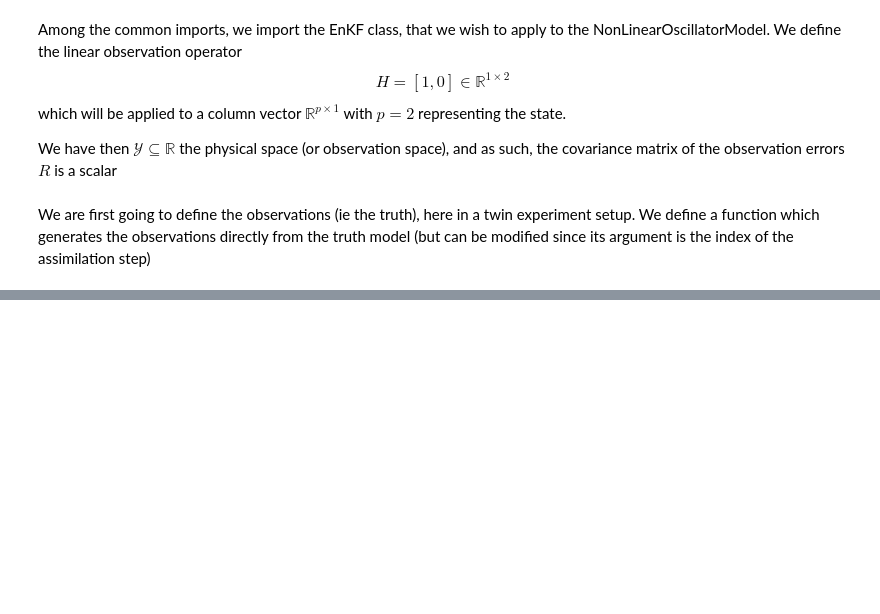
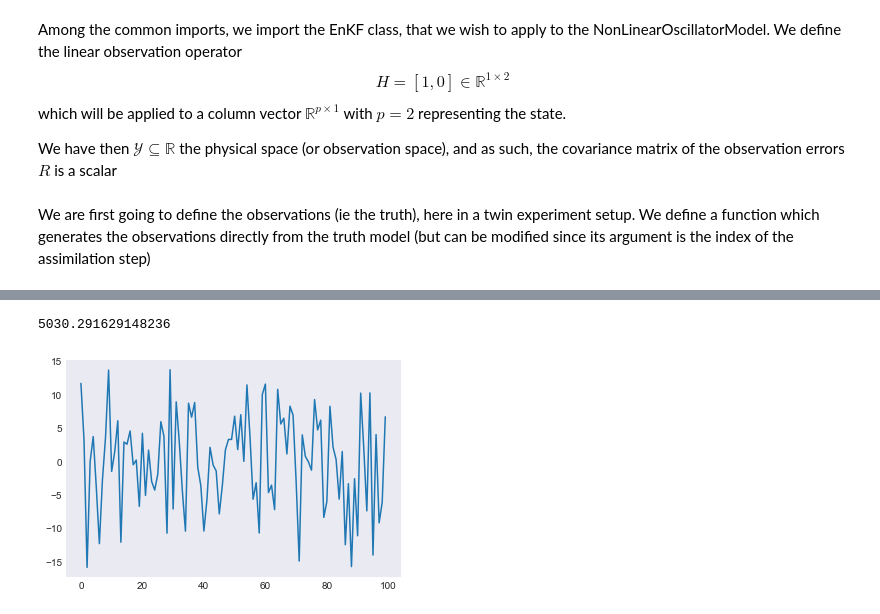
Before and after one commit to VTrappler/DA_sandbox, a Jupyter notebook: oscillator_EnKF.ipynb, the cells around one changed output, grey strips where cells are left out. Saved outputs shown, nothing was run; the diff lists cells and outputs as text; code cells hidden in the pictures; blank space fills up the shorter version.

```diff
--- a/oscillator_EnKF.ipynb
+++ b/oscillator_EnKF.ipynb
@@ -79,5 +98,6 @@ plt.plot(t, xfbar[:, 0])
 # %%
 analysis_error = xabar[:, 0] - truth.state_vector[0, period_assim::period_assim]
+observation_error = obs[:, 0] - truth.state_vector[0, period_assim::period_assim]
 # %%
 print((analysis_error**2).sum())
 print(analysis_error.mean())
@@ -86,0 +110,6 @@ print(analysis_error.mean())
+# %%
+plt.plot(observation_error)
+print((observation_error**2).sum())
+# %% [output]
+5030.291629148236
+[figure, added]
```
Also changed, not shown: parts of 8 cells of this notebook, 6 other files.
